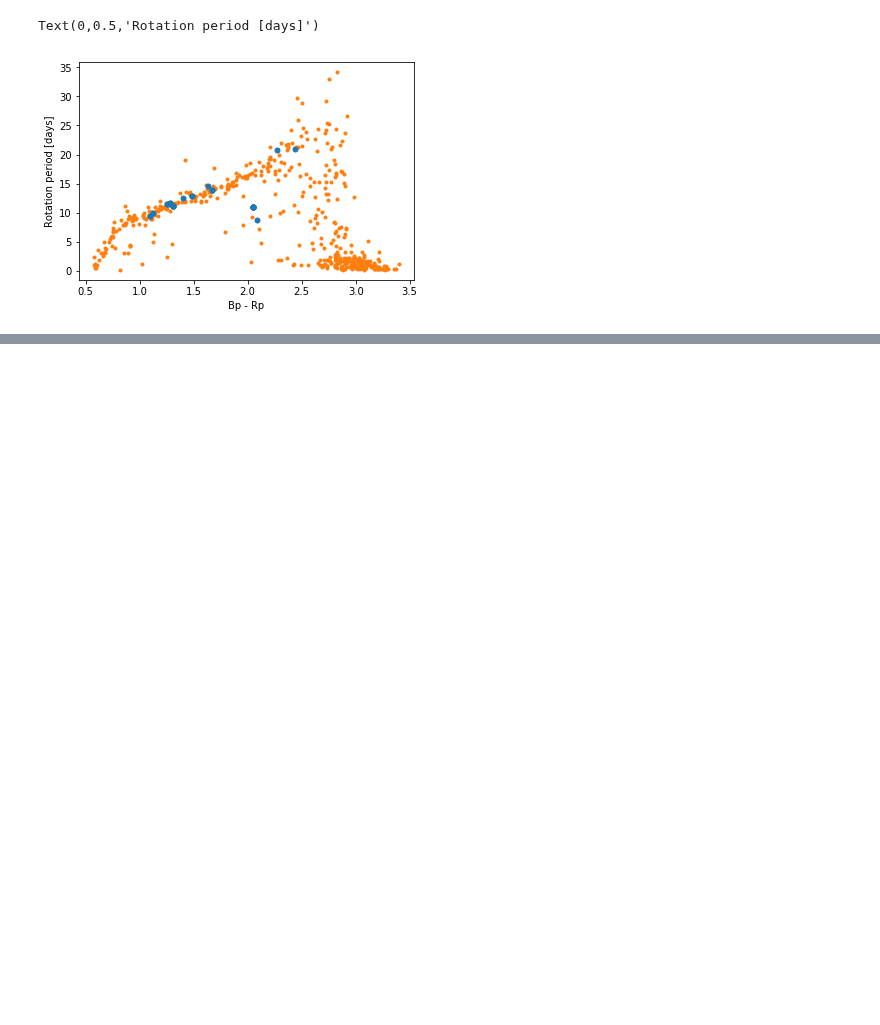
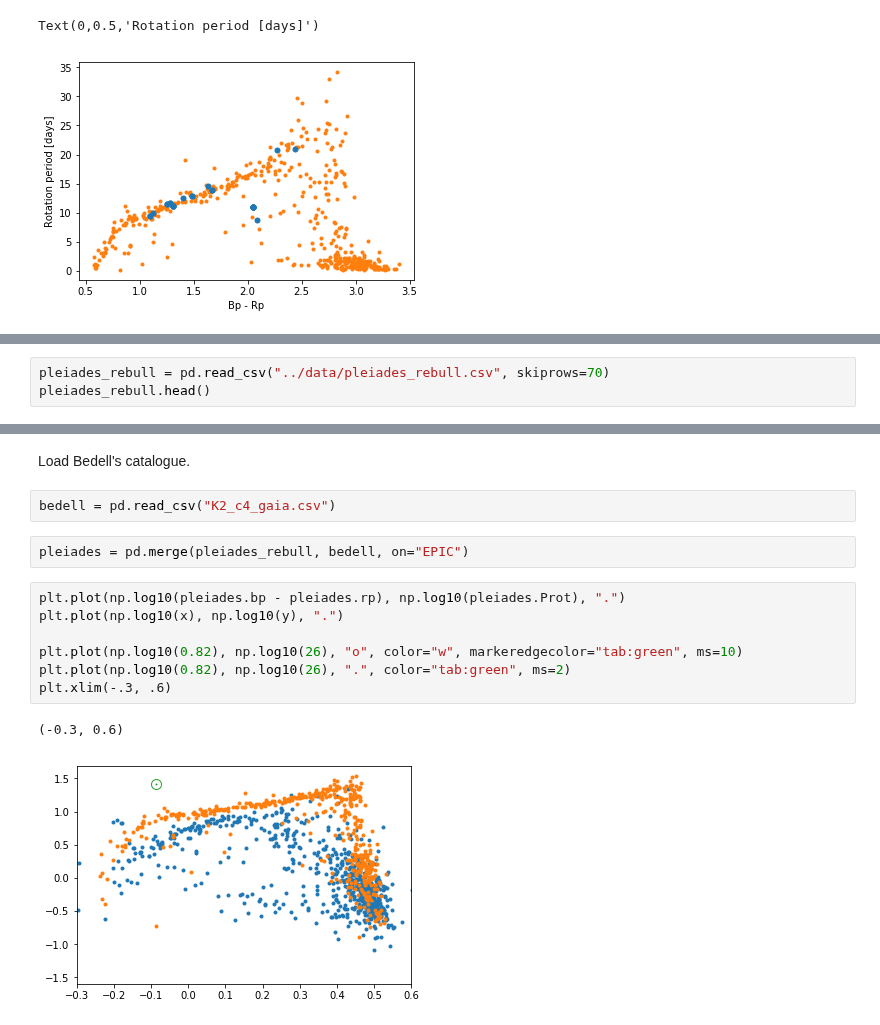
Before and after one commit to RuthAngus/stardate, a Jupyter notebook: code/Praesepe_exploration.ipynb, the cells around one changed output, grey strips where cells are left out. Drawn from its saved outputs; the diff is of its cells as text; blank space fills up the shorter version.

```diff
--- a/code/Praesepe_exploration.ipynb
+++ b/code/Praesepe_exploration.ipynb
@@ -294,0 +306,3 @@ Text(0,0.5,'Rotation period [days]')
+# %%
+pleiades_rebull = pd.read_csv("../data/pleiades_rebull.csv", skiprows=70)
+pleiades_rebull.head()
@@ -294,0 +316,16 @@ Text(0,0.5,'Rotation period [days]')
+# %% [markdown]
+Load Bedell's catalogue.
+# %%
+bedell = pd.read_csv("K2_c4_gaia.csv")
+# %%
+pleiades = pd.merge(pleiades_rebull, bedell, on="EPIC")
+# %%
+plt.plot(np.log10(pleiades.bp - pleiades.rp), np.log10(pleiades.Prot), ".")
+plt.plot(np.log10(x), np.log10(y), ".")
+
+plt.plot(np.log10(0.82), np.log10(26), "o", color="w", markeredgecolor="tab:green", ms=10)
+plt.plot(np.log10(0.82), np.log10(26), ".", color="tab:green", ms=2)
+plt.xlim(-.3, .6)
+# %% [output]
+(-0.3, 0.6)
+[figure, added]
```
Also changed, not shown: parts of 18 cells of this notebook, 4 other files.
